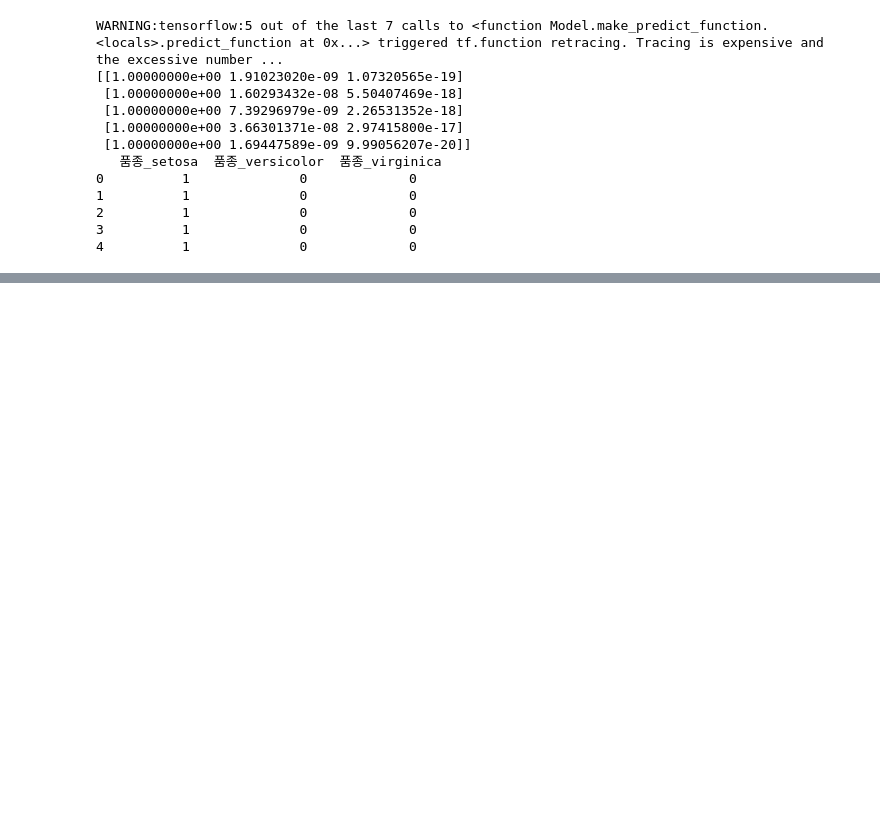
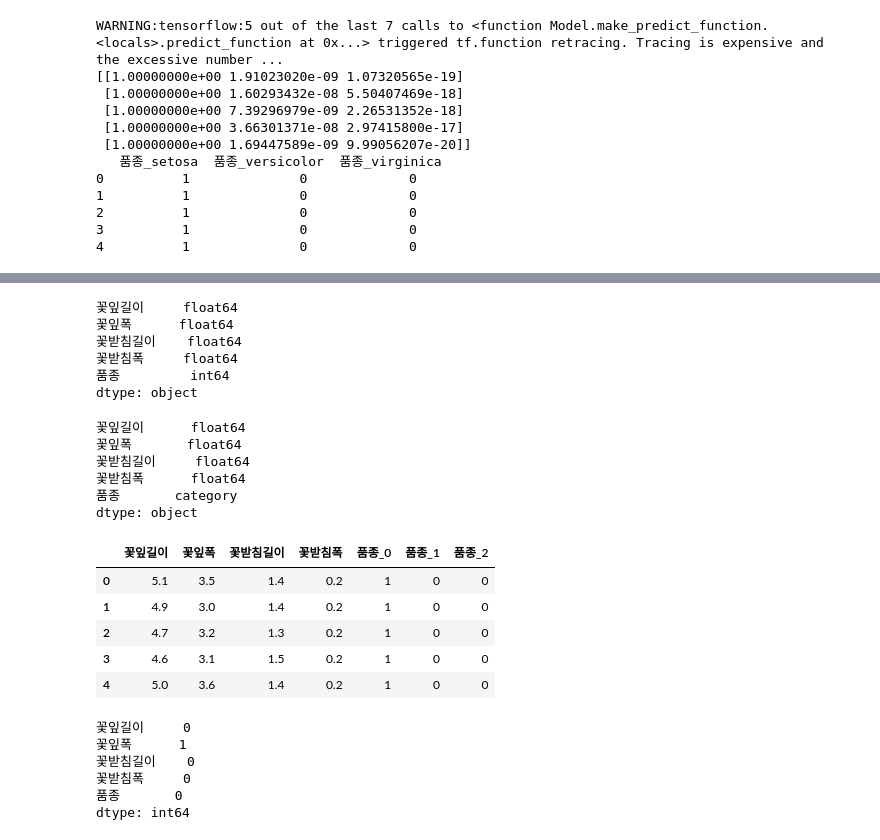
Before and after one commit to Younhong/Tensorflow-Python-JS, a Jupyter notebook: src/python/tensorflow_python.ipynb, the cells around one changed output, grey strips where cells are left out. Cells and saved outputs as stored; diff of their text form; code cells hidden in the pictures; blank space fills up the shorter version.

```diff
--- a/src/python/tensorflow_python.ipynb
+++ b/src/python/tensorflow_python.ipynb
@@ -318,3 +318,8 @@ WARNING:tensorflow:5 out of the last 7 calls to <function Model.make_predict_fun
 2          1              0             0
 3          1              0             0
 4          1              0             0
+# %%
+# 파일 읽어오기
+파일경로 = 'https://raw.githubusercontent.com/Younhong/Tensorflow-Python-JS/master/data/iris2.csv'
+아이리스 = pd.read_csv(파일경로)
+아이리스.head()
@@ -320,0 +333,42 @@ WARNING:tensorflow:5 out of the last 7 calls to <function Model.make_predict_fun
+# %%
+# 칼럼의 데이터 타입 체크
+print(아이리스.dtypes)
+# %% [output]
+꽃잎길이     float64
+꽃잎폭      float64
+꽃받침길이    float64
+꽃받침폭     float64
+품종         int64
+dtype: object
+# %%
+# 품종 타입을 범주형으로 바꾸어 준다.
+아이리스['품종'] = 아이리스['품종'].astype('category')
+print(아이리스.dtypes)
+# %% [output]
+꽃잎길이      float64
+꽃잎폭       float64
+꽃받침길이     float64
+꽃받침폭      float64
+품종       category
+dtype: object
+# %%
+# 카테고리 타입의 변수만 원핫인코딩
+인코딩 = pd.get_dummies(아이리스)
+인코딩.head()
+# %% [output]
+|  | 꽃잎길이 | 꽃잎폭 | 꽃받침길이 | 꽃받침폭 | 품종_0 | 품종_1 | 품종_2 |
+| 0 | 5.1 | 3.5 | 1.4 | 0.2 | 1 | 0 | 0 |
+| 1 | 4.9 | 3.0 | 1.4 | 0.2 | 1 | 0 | 0 |
+| 2 | 4.7 | 3.2 | 1.3 | 0.2 | 1 | 0 | 0 |
+| 3 | 4.6 | 3.1 | 1.5 | 0.2 | 1 | 0 | 0 |
+| 4 | 5.0 | 3.6 | 1.4 | 0.2 | 1 | 0 | 0 |
+# %%
+# NA값을 체크해 봅시다.
+아이리스.isna().sum()
+# %% [output]
+꽃잎길이     0
+꽃잎폭      1
+꽃받침길이    0
+꽃받침폭     0
+품종       0
+dtype: int64
```
Also changed, not shown: parts of 3 cells of this notebook.
